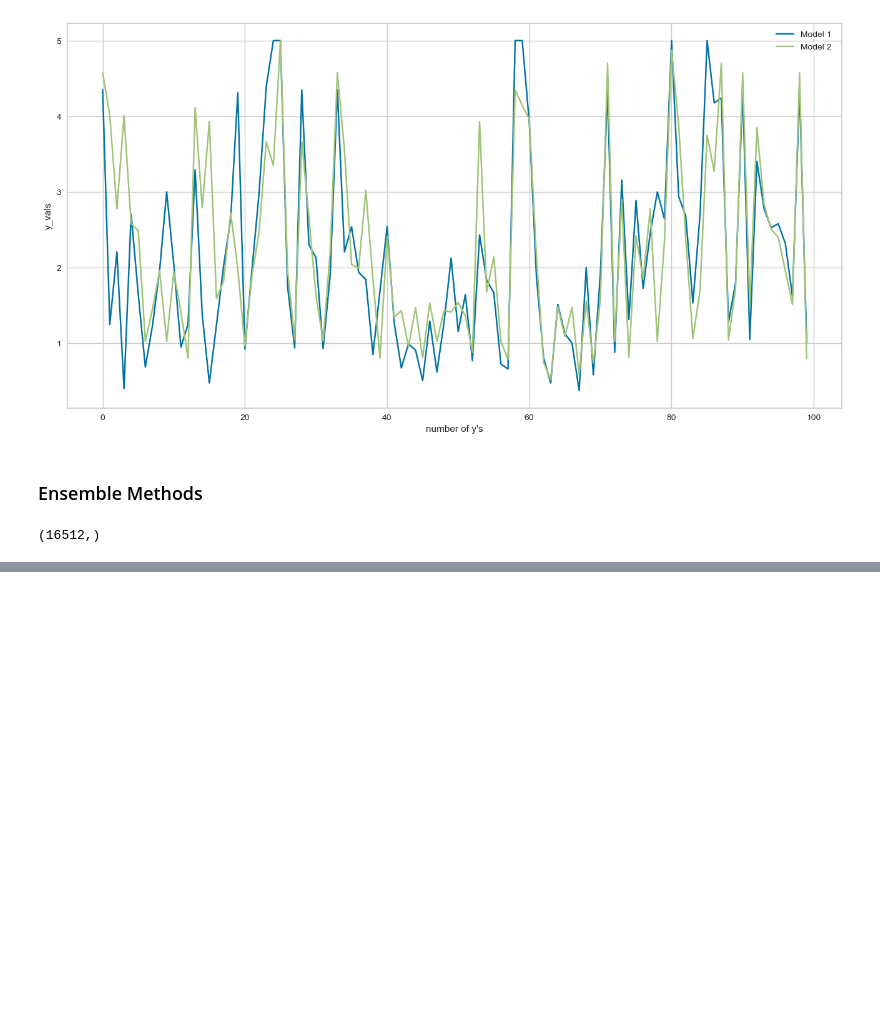
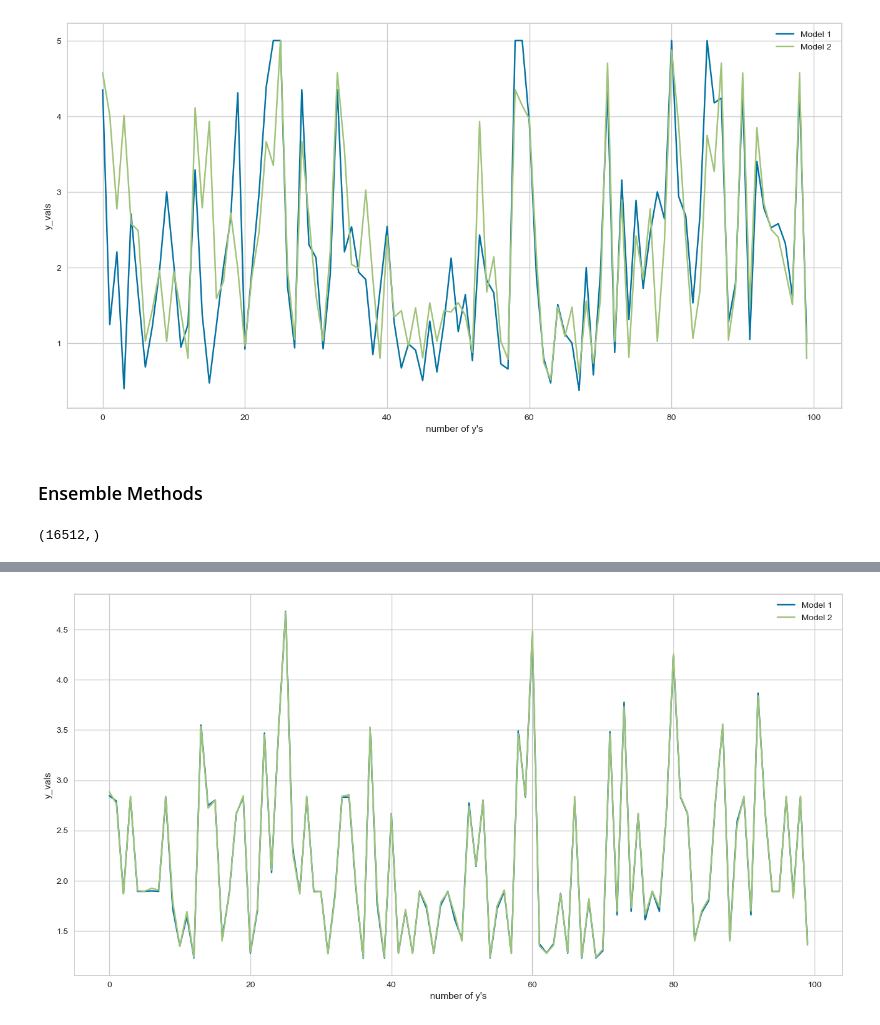
Before and after one commit to Elicit3495/MachineLearningProject22, a Jupyter notebook: Untitled6.ipynb, the cells around one changed output, grey strips where cells are left out. Drawn from its saved outputs; the diff is of its cells as text; code cells hidden in the pictures; blank space fills up the shorter version.

```diff
--- a/Untitled6.ipynb
+++ b/Untitled6.ipynb
@@ -226 +209,3 @@ array([[ 0.26385735, -0.98659726, -0.18368745, ..., -0.44285247,
+# %%
+y_rfr = rfr.predict(X_test)
 # %%
@@ -234,0 +239,14 @@ array([1.90956115, 1.8671344 , 1.2664075 , ..., 1.2664075 , 1.89733414,
+# %%
+y_best = best_rfr.predict(X_test)
+# %%
+test = pd.DataFrame({'Model 1':y_rfr, 'Model 2':y_best})
+fig= plt.figure(figsize=(16,8))
+test = test.reset_index()
+test = test.drop(['index'], axis=1)
+plt.plot(test[:100])
+plt.legend(['Model 1 ','Model 2'])
+plt.xlabel("number of y's")
+plt.ylabel("y_vals")
+plt.show()
+# %% [output]
+[figure, added]
```
Also changed, not shown: parts of 12 cells of this notebook.
